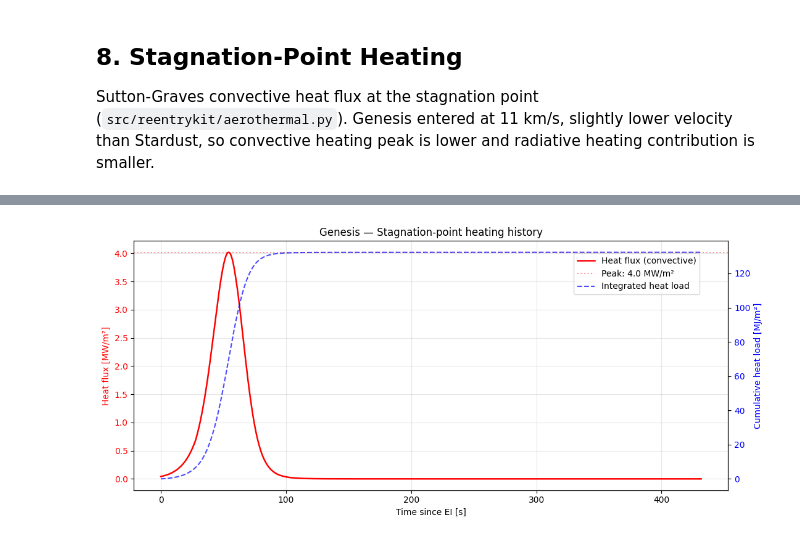
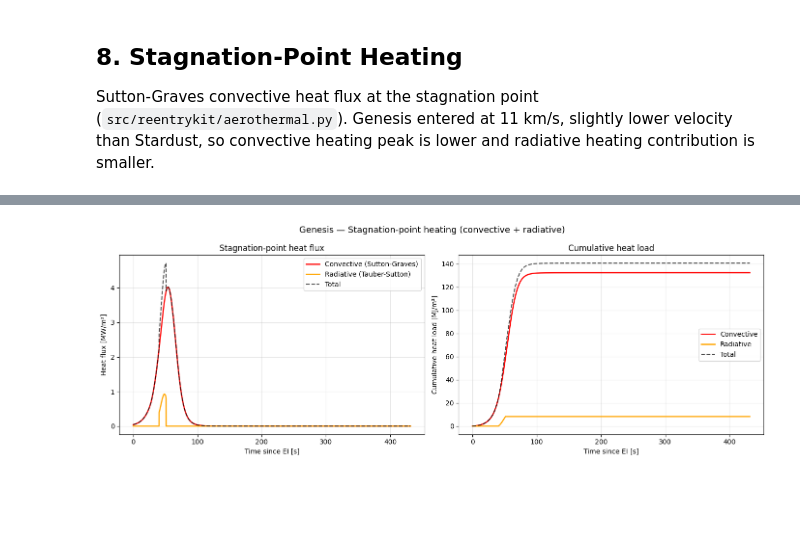
Before and after one commit to marcoravasi1996-gif/Reentrykit, a Jupyter notebook: notebooks/05_genesis_validation.ipynb, the cells around one changed output, grey strips where cells are left out. Drawn from its saved outputs; the diff is of its cells as text; code cells hidden in the pictures; blank space fills up the shorter version.

```diff
--- a/notebooks/05_genesis_validation.ipynb
+++ b/notebooks/05_genesis_validation.ipynb
@@ -308,39 +308,70 @@ Desai, P. N., & Lyons, D. T. (2008). *Entry, descent, and landing operations ana
 
 Sutton-Graves convective heat flux at the stagnation point (`src/reentrykit/aerothermal.py`). Genesis entered at 11 km/s, slightly lower velocity than Stardust, so convective heating peak is lower and radiative heating contribution is smaller.
 # %%
-"""Sutton-Graves stagnation-point heating for Genesis."""
+"""Sutton-Graves convective + Tauber-Sutton radiative heating for Genesis."""
 
 from reentrykit.aerothermal import heating_history
 
 heat = heating_history(result_static, nose_radius=GENESIS_NOSE_RADIUS)
 
 print("=" * 70)
-print(f"{'Genesis Heating Analysis (Sutton-Graves, convective only)':^70}")
+print(f"{'Genesis Heating Analysis: Convective + Radiative':^70}")
 print("=" * 70)
-print(f"\nPeak convective heat flux:  {heat.peak_heat_flux/1e6:>7.2f} MW/m²")
-print(f"                             ({heat.peak_heat_flux/10_000:>7.0f} W/cm²)")
-print(f"Peak heating altitude:      {heat.peak_heat_flux_altitude/1000:>7.2f} km")
-print(f"Peak heating time:          {heat.peak_heat_flux_time:>7.2f} s")
-print(f"Total convective heat load: {heat.total_heat_load/1e6:>7.1f} MJ/m²")
+print(f"\n{'Metric':<35} {'Value':>15}")
+print("-" * 55)
+print(f"{'Peak convective flux':<35} "
+      f"{heat.peak_convective_flux/1e6:>10.2f} MW/m²")
+print(f"{'Peak radiative flux':<35} "
+      f"{heat.peak_radiative_flux/1e6:>10.2f} MW/m²")
+print(f"{'Peak total flux':<35} "
+      f"{heat.peak_total_flux/1e6:>10.2f} MW/m²")
+print(f"{'Radiative fraction (at total peak)':<35} "
+      f"{heat.peak_radiative_flux/heat.peak_total_flux*100:>10.1f}%")
+print()
+print(f"{'Peak heating altitude':<35} "
+      f"{heat.peak_total_flux_altitude/1000:>10.2f} km")
+print(f"{'Peak heating time':<35} "
+      f"{heat.peak_total_flux_time:>10.2f} s")
+print()
+print(f"{'Total convective heat load':<35} "
+      f"{heat.total_convective_load/1e6:>10.1f} MJ/m²")
+print(f"{'Total radiative heat load':<35} "
+      f"{heat.total_radiative_load/1e6:>10.1f} MJ/m²")
+print(f"{'Total integrated heat load':<35} "
+      f"{heat.total_integrated_load/1e6:>10.1f} MJ/m²")
 
 
-# Plot: heat flux and cumulative heat load vs. time
-fig, ax1 = plt.subplots(figsize=(11, 5))
-ax1.plot(heat.time, heat.heat_flux/1e6, 'r-', linewidth=1.8, label='Heat flux (convective)')
-ax1.axhline(heat.peak_heat_flux/1e6, color='r', linestyle=':', alpha=0.4,
-            label=f'Peak: {heat.peak_heat_flux/1e6:.1f} MW/m²')
-ax1.set_xlabel('Time since EI [s]')
-ax1.set_ylabel('Heat flux [MW/m²]', color='r')
-ax1.tick_params(axis='y', labelcolor='r')
-ax1.grid(alpha=0.3)
+# --- Plot: heat flux components vs time ---
+fig, axes = plt.subplots(1, 2, figsize=(14, 5))
 
-ax2 = ax1.twinx()
-ax2.plot(heat.time, heat.heat_load/1e6, 'b--', linewidth=1.5, alpha=0.7, label='Integrated heat load')
-ax2.set_ylabel('Cumulative heat load [MJ/m²]', color='b')
-ax2.tick_params(axis='y', labelcolor='b')
+# Left: flux time histories
+axes[0].plot(heat.time, heat.convective_flux/1e6, 'r-', linewidth=1.8,
+             label='Convective (Sutton-Graves)')
+axes[0].plot(heat.time, heat.radiative_flux/1e6, 'orange', linewidth=1.8,
+             label='Radiative (Tauber-Sutton)')
+axes[0].plot(heat.time, heat.total_flux/1e6, 'k--', linewidth=1.5,
+             alpha=0.7, label='Total')
+axes[0].set_xlabel('Time since EI [s]')
+axes[0].set_ylabel('Heat flux [MW/m²]')
+axes[0].set_title('Stagnation-point heat flux')
+axes[0].legend()
+axes[0].grid(alpha=0.3)
 
-plt.title('Genesis — Stagnation-point heating history')
-fig.legend(loc='upper right', bbox_to_anchor=(0.9, 0.9))
+# Right: cumulative heat load
+axes[1].plot(heat.time, heat.convective_load/1e6, 'r-', linewidth=1.8,
+             label='Convective')
+axes[1].plot(heat.time, heat.radiative_load/1e6, 'orange', linewidth=1.8,
+             label='Radiative')
+axes[1].plot(heat.time, heat.total_load/1e6, 'k--', linewidth=1.5,
+             alpha=0.7, label='Total')
+axes[1].set_xlabel('Time since EI [s]')
+axes[1].set_ylabel('Cumulative heat load [MJ/m²]')
+axes[1].set_title('Cumulative heat load')
+axes[1].legend()
+axes[1].grid(alpha=0.3)
+
+plt.suptitle('Genesis — Stagnation-point heating (convective + radiative)',
+             fontsize=13)
 plt.tight_layout()
 plt.show()
 # %% [output]
@@ -356 +395 @@ Total convective heat load:   132.3 MJ/m²
-[figure, old version]
+[figure, new version]
```
Also changed, not shown: parts of 1 cell of this notebook, 6 other files.
